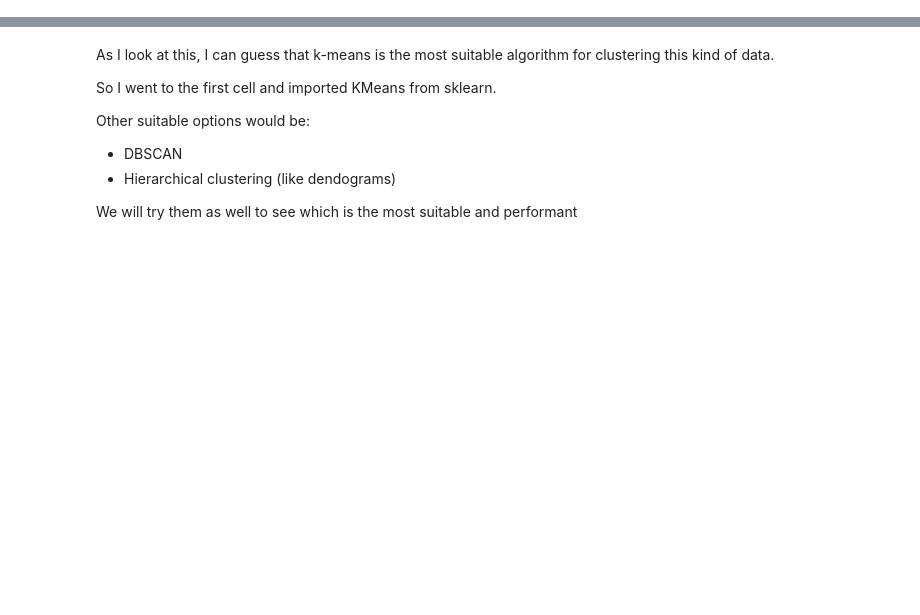
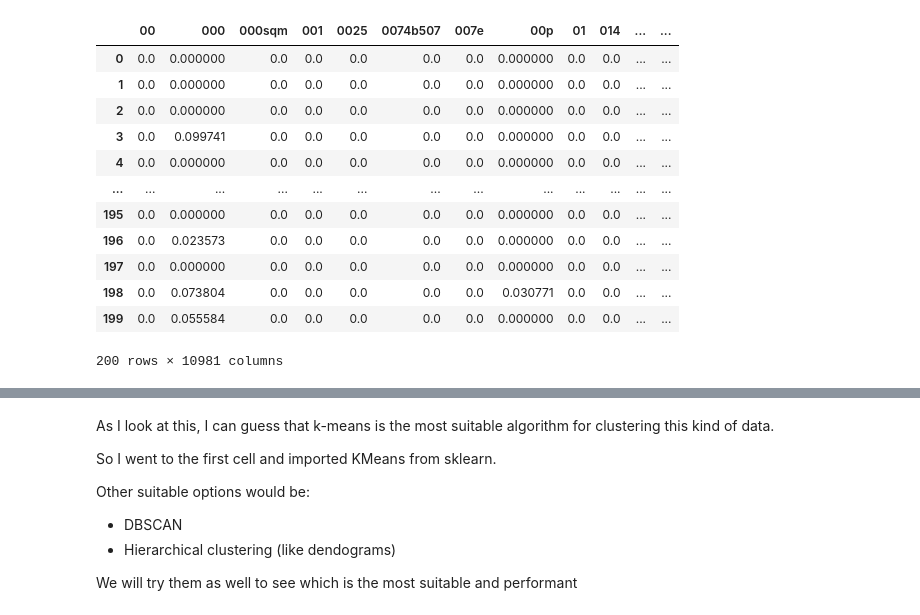
Before and after one commit to nimaaskarian/aes, a Jupyter notebook: main.ipynb, the cells around one changed output, grey strips where cells are left out. Saved outputs shown, nothing was run; the diff lists cells and outputs as text; code cells hidden in the pictures; blank space fills up the shorter version.

```diff
--- a/main.ipynb
+++ b/main.ipynb
@@ -11,6 +13,23 @@ file_count = 200
 # %%
 dp.set_paths([f"data/document_{i}.txt" for i in range(file_count)])
 dp.generate_tfidf()
+df = pd.DataFrame.sparse.from_spmatrix(dp.document_tfidfs)
+df.columns = dp.tfidf_vectorizer.get_feature_names_out()
+df
+# %% [output]
+|  | 00 | 000 | 000sqm | 001 | 0025 | 0074b507 | 007e | 00p | 01 | 014 | ... | ... |
+| 0 | 0.0 | 0.000000 | 0.0 | 0.0 | 0.0 | 0.0 | 0.0 | 0.000000 | 0.0 | 0.0 | ... | ... |
+| 1 | 0.0 | 0.000000 | 0.0 | 0.0 | 0.0 | 0.0 | 0.0 | 0.000000 | 0.0 | 0.0 | ... | ... |
+| 2 | 0.0 | 0.000000 | 0.0 | 0.0 | 0.0 | 0.0 | 0.0 | 0.000000 | 0.0 | 0.0 | ... | ... |
+| 3 | 0.0 | 0.099741 | 0.0 | 0.0 | 0.0 | 0.0 | 0.0 | 0.000000 | 0.0 | 0.0 | ... | ... |
+| 4 | 0.0 | 0.000000 | 0.0 | 0.0 | 0.0 | 0.0 | 0.0 | 0.000000 | 0.0 | 0.0 | ... | ... |
+| ... | ... | ... | ... | ... | ... | ... | ... | ... | ... | ... | ... | ... |
+| 195 | 0.0 | 0.000000 | 0.0 | 0.0 | 0.0 | 0.0 | 0.0 | 0.000000 | 0.0 | 0.0 | ... | ... |
+| 196 | 0.0 | 0.023573 | 0.0 | 0.0 | 0.0 | 0.0 | 0.0 | 0.000000 | 0.0 | 0.0 | ... | ... |
+| 197 | 0.0 | 0.000000 | 0.0 | 0.0 | 0.0 | 0.0 | 0.0 | 0.000000 | 0.0 | 0.0 | ... | ... |
+| 198 | 0.0 | 0.073804 | 0.0 | 0.0 | 0.0 | 0.0 | 0.0 | 0.030771 | 0.0 | 0.0 | ... | ... |
+| 199 | 0.0 | 0.055584 | 0.0 | 0.0 | 0.0 | 0.0 | 0.0 | 0.000000 | 0.0 | 0.0 | ... | ... |
+200 rows × 10981 columns
 # %%
 similarities = dp.calculate_similarities()
 # %%
```
Also changed, not shown: parts of 6 cells of this notebook, 1 other file.
